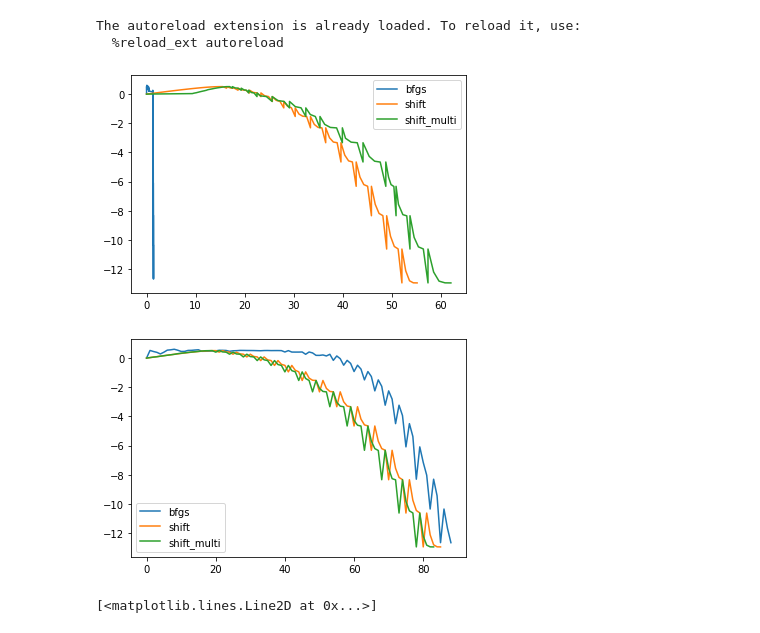
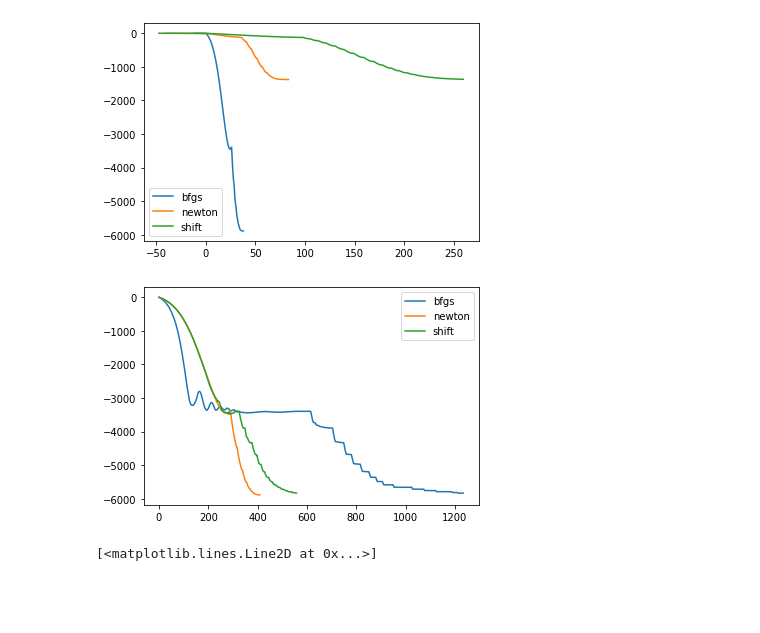
Before and after one commit to daniellengyel/new_adventure, a Jupyter notebook: notebooks/Opt_Comparisons.ipynb, the cells around one changed output. Drawn from its saved outputs; the diff is of its cells as text; code cells hidden in the pictures; blank space fills up the shorter version.

```diff
--- a/notebooks/Opt_Comparisons.ipynb
+++ b/notebooks/Opt_Comparisons.ipynb
@@ -1,43 +1,52 @@
 # %%
-import new_adventure as na
-import new_adventure.derivative_free_estimation as dfe
+# import new_adventure as na
+# import new_adventure.derivative_free_estimation as dfe
 import numpy as np
 import matplotlib.pyplot as plt
 import time
+import os
+import yaml
+import pickle
 
 from utils import convert_opt_path
 
 %load_ext autoreload
 %autoreload 2
+
+def load_opt_path(experiment_folder, process_id):
+    with open(os.path.join(experiment_folder, process_id, "results.pkl"), "rb") as f:
+        all_paths = pickle.load(f)
+    return all_paths
-# %% [output]
-The autoreload extension is already loaded. To reload it, use:
-  %reload_ext autoreload
 # %%
 # exp_path = "/Users/daniellengyel/new_adventure/experiments/linear/"
-exp_path = "/rds/general/user/dl2119/home/new_adventure/experiments/linear/"
+# exp_path = "/rds/general/user/dl2119/home/new_adventure/experiments/linear/"
+exp_path = "/vol/bitbucket/dl2119/new_adventure/experiments/linear/"
 
-bfgs_folder = "BFGS_May30_18-18-20_cx1-132-1-8.cx1.hpc.ic.ac.uk"
-bfgs_id = "1622395100.252428"
-bfgs_path = na.save_load.load_opt_path(exp_path + bfgs_folder, bfgs_id)
+bfgs_folder = "Newton_IPM_Jun05_11-26-24_kingfisher.doc.ic.ac.uk"
+bfgs_id = "1622888784.369538"
+bfgs_path = load_opt_path(exp_path + bfgs_folder, bfgs_id)
 
-# newton_folder = "Newton_IPM_May30_18-18-20_cx1-132-1-8.cx1.hpc.ic.ac.uk"
-# newton_id = "1622395100.2600033"
-# newton_path = na.save_load.load_opt_path(exp_path + newton_folder, newton_id)
+newton_folder = "Newton_IPM_Jun05_00-46-17_kingfisher.doc.ic.ac.uk"
+newton_id = "1622850377.0825555"
+newton_path = load_opt_path(exp_path + newton_folder, newton_id)
 
-shift_folder = "Newton_shift_est_IPM_May30_18-18-20_cx1-132-1-8.cx1.hpc.ic.ac.uk"
-shift_id = "1622395102.1026633"
-shift_path = na.save_load.load_opt_path(exp_path + shift_folder, shift_id)
+shift_folder = "Newton_shift_est_IPM_Jun05_00-39-06_kingfisher.doc.ic.ac.uk"
+shift_id = "1622849946.8173707"
+shift_path = load_opt_path(exp_path + shift_folder, shift_id)
 
-shift_multi_folder = "Newton_shift_est_IPM_May30_18-44-44_cx3-7-14.cx3.hpc.ic.ac.uk"
-shift_multi_id = "1622396684.4056358"
-shift_multi_path = na.save_load.load_opt_path(exp_path + shift_multi_folder, shift_multi_id)
+# shift_multi_folder = "BFGS_Jun04_17-53-27_kingfisher.doc.ic.ac.uk"
+# shift_multi_id = "1622825607.1867328"
+# shift_multi_path = load_opt_path(exp_path + shift_multi_folder, shift_multi_id)
 # %%
 
 
 bfgs_vals = convert_opt_path(bfgs_path)
-# newton_vals = convert_opt_path(newton_path)
+bfgs_vals[:, 1] -= bfgs_vals[1, 1]
+newton_vals = convert_opt_path(newton_path)
+newton_vals[:, 1] -= newton_vals[1, 1]
 shift_vals = convert_opt_path(shift_path)
-shift_multi_vals = convert_opt_path(shift_multi_path)
+shift_vals[:, 1] -= shift_vals[1, 1]
+# shift_multi_vals = convert_opt_path(shift_multi_path)
 
 
 # bfgs_vals = np.array([[[np.sum(p[i][0]), p[i][1]] for i in range(len(p))] for p in bfgs_path ]).reshape(-1, 2)
@@ -45,25 +54,25 @@ shift_multi_vals = convert_opt_path(shift_multi_path)
 # shift_vals = np.array([[[np.sum(p[i][0]), p[i][1]] for i in range(len(p))] for p in shift_path ]).reshape(-1, 2)
 # %%
 plt.plot(bfgs_vals[:, 1], bfgs_vals[:, 0], label="bfgs")
-# plt.plot(newton_vals[:, 1], newton_vals[:, 0], label="newton")
+plt.plot(newton_vals[:, 1], newton_vals[:, 0], label="newton")
 plt.plot(shift_vals[:, 1], shift_vals[:, 0], label="shift")
-plt.plot(shift_multi_vals[:, 1], shift_multi_vals[:, 0], label="shift_multi")
+# plt.plot(shift_multi_vals[:, 1], shift_multi_vals[:, 0], label="shift_multi")
 
 plt.legend()
 # plt.ylim(-6000, -5500)
 plt.show()
 # %% [output]
-[figure, old version]
+[figure, new version]
 # %%
 plt.plot(bfgs_vals[:, 0], label="bfgs")
-# plt.plot(newton_vals[:, 0], label="newton")
+plt.plot(newton_vals[:, 0], label="newton")
 plt.plot(shift_vals[:, 0], label="shift")
-plt.plot(shift_multi_vals[:, 0], label="shift_multi")
+# plt.plot(shift_multi_vals[:, 0], label="shift_multi")
 
 plt.legend()
 plt.show()
 # %% [output]
-[figure, old version]
+[figure, new version]
 # %%
 def path_distance(path1, path2):
     res = []
```
Also changed, not shown: 9 other files.
